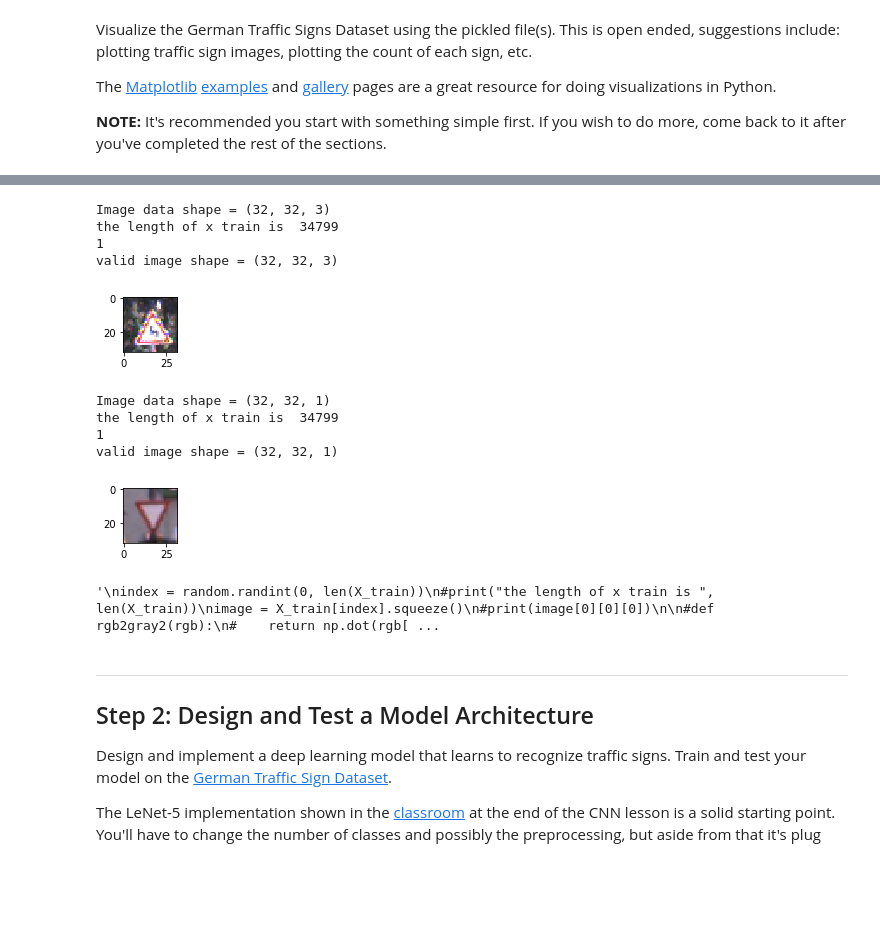
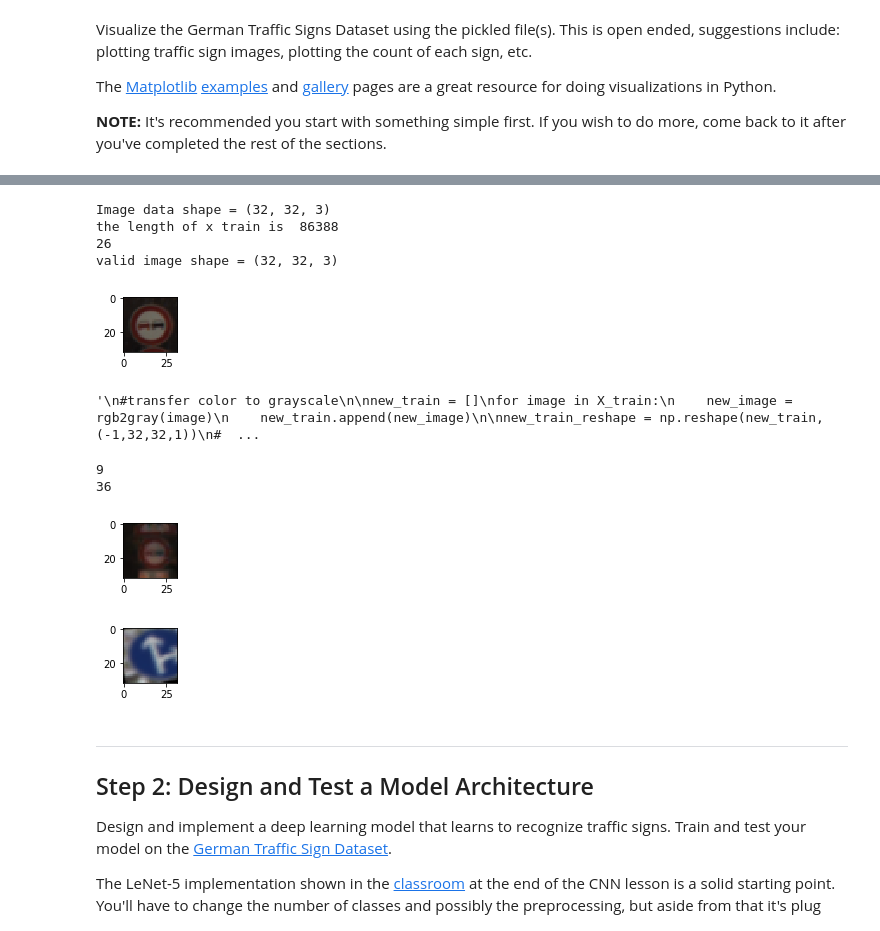
Before and after one commit to bryan0806/Udacity-CarND-Traffic-Sign-Classifier-Project, a Jupyter notebook: Traffic_Sign_Classifier.ipynb, the cells around one changed output, grey strips where cells are left out. Cells and saved outputs as stored; diff of their text form; code cells hidden in the pictures; blank space fills up the shorter version.

Commit message:
Calculate times of sign appearance then avaerage each sign appearance by image transform

```diff
--- a/Traffic_Sign_Classifier.ipynb
+++ b/Traffic_Sign_Classifier.ipynb
@@ -288,17 +319,27 @@ the length of x train is  34799
 # %%
-"""
+
 #transfer image / adding data set
 new_train = []
 new_train2 = []
 new_y_value=[]
-index = 0
-for image in X_train:
-    new_image = transform_image(image,20,10,5)
-    new_image2 = transform_image(image,20,10,5)
-    new_train.append(new_image)
-    new_train2.append(new_image2)
-    new_y_value.append(y_train[index])
-    index += 1
+
+while(repeat_times[min_idx] > 10):
+    index = 0
+    for image in X_train:
+    #print("index is",index)
+        sign = y_train[index]
+        #print("sign is",sign)
+
+        if(repeat_times[sign]-1>0):
+            new_image = transform_image(image,20,10,5)
+            new_train.append(new_image)
+            new_y_value.append(sign)
+            index += 1
+            repeat_times[sign] = repeat_times[sign]-1
+            #print("sign times remain ",repeat_times[sign])
+        else:
+            index += 1
+
 
 
 #new_train_reshape = np.reshape(new_train,(-1,32,32,3))
@@ -307,9 +348,7 @@ image_shape = new_train[0].shape
 print("Image data shape =", image_shape)
 #X_train = np.concatenate(X_train,new_train)
 X_train = np.append(X_train,new_train,axis=0)
-X_train = np.append(X_train,new_train2,axis=0)
 print(len)
-y_train = np.append(y_train,new_y_value,axis=0)
 y_train = np.append(y_train,new_y_value,axis=0)
 # TODO: Number of training examples
 n_train = len(X_train)
@@ -318,7 +357,7 @@ n_train = len(X_train)
 n_test = len(X_test)
 
 # TODO: What's the shape of an traffic sign image?
-image_shape = X_train[70000].shape
+image_shape = X_train[40000].shape
 valid_shape = X_valid[3].shape
 # TODO: How many unique classes/labels there are in the dataset.
 n_classes = len(set(y_train))
@@ -329,5 +368,7 @@ print("Image data shape =", image_shape)
 print("Valid data shape =", valid_shape)
 print("Number of classes =", n_classes)
 
-"""
+print()
+print("repeat needed times is")
+print(repeat_times)
 # %% [output]
@@ -337,42 +414,42 @@ print("Number of classes =", n_classes)
 
 
 new_train = []
-for image in X_train:
-    new_image = color_normalize(image)
-    new_train.append(new_image)
+for img in X_train:
+    new_img = color_normalize(img)
+    new_train.append(new_img)
 
 
 # TODO: What's the shape of an traffic sign image?
 print("Image data shape =", image_shape)
 X_train = new_train
 
 index = random.randint(0, len(X_valid))
 print("the length of x train is ", len(X_train))
 image = X_valid[index]
 
 plt.figure(figsize=(1,1))
 plt.imshow(image)
 print(y_train[index])
 
 
 # transfer valid data
 new_valid = []
 for image in X_valid:
     new_valid_image = color_normalize(image)
     new_valid.append(new_valid_image)
 
 
 valid_shape = new_valid[0].shape
 print("valid image shape =",valid_shape)
 X_valid = new_valid
 # %% [output]
 Image data shape = (32, 32, 3)
-the length of x train is  34799
-1
+the length of x train is  86388
+26
 valid image shape = (32, 32, 3)
-[figure, old version]
+[figure, new version]
 # %%
-
+"""
 #transfer color to grayscale
 
 new_train = []
@@ -405,38 +482,36 @@ new_valid_reshape = np.reshape(new_valid,(-1,32,32,1))
 valid_shape = new_valid_reshape[0].shape
 print("valid image shape =",valid_shape)
 X_valid = new_valid_reshape
+"""
 # %% [output]
-Image data shape = (32, 32, 1)
-the length of x train is  34799
-1
-valid image shape = (32, 32, 1)
+'\n#transfer color to grayscale\n\nnew_train = []\nfor image in X_train:\n    new_image = rgb2gray(image)\n    new_train.append(new_image)\n\nnew_train_reshape = np.reshape(new_train,(-1,32,32,1))\n#  ...
-[figure, removed]
 # %%
-"""
+
 index = random.randint(0, len(X_train))
+index2 = random.randint(0, len(X_train))
 #print("the length of x train is ", len(X_train))
 image = X_train[index].squeeze()
+image2 = X_train[index2].squeeze()
 #print(image[0][0][0])
 
 #def rgb2gray2(rgb):
 #    return np.dot(rgb[...,:3], [0.299, 0.587, 0.114])
 
 plt.figure(figsize=(1,1))
-gray = rgb2gray2(image)
-plt.imshow(gray,cmap = plt.get_cmap('gray'))
+plt.imshow(image)
 
-img_gray = rgb2gray(image)
-plt.figure(figsize=(1,1))
-plt.imshow(img_gray,cmap = plt.get_cmap('gray'))
 
 plt.figure(figsize=(1,1))
-plt.imshow(image)
-#print(image)
+plt.imshow(image2)
+
+
 print(y_train[index])
-
-"""
+print(y_train[index2])
 # %% [output]
-'\nindex = random.randint(0, len(X_train))\n#print("the length of x train is ", len(X_train))\nimage = X_train[index].squeeze()\n#print(image[0][0][0])\n\n#def rgb2gray2(rgb):\n#    return np.dot(rgb[ ...
+9
+36
+[figure, added]
+[figure, added]
 # %% [markdown]
 ----
 
```
Also changed, not shown: parts of 12 cells of this notebook, 3 other files.
